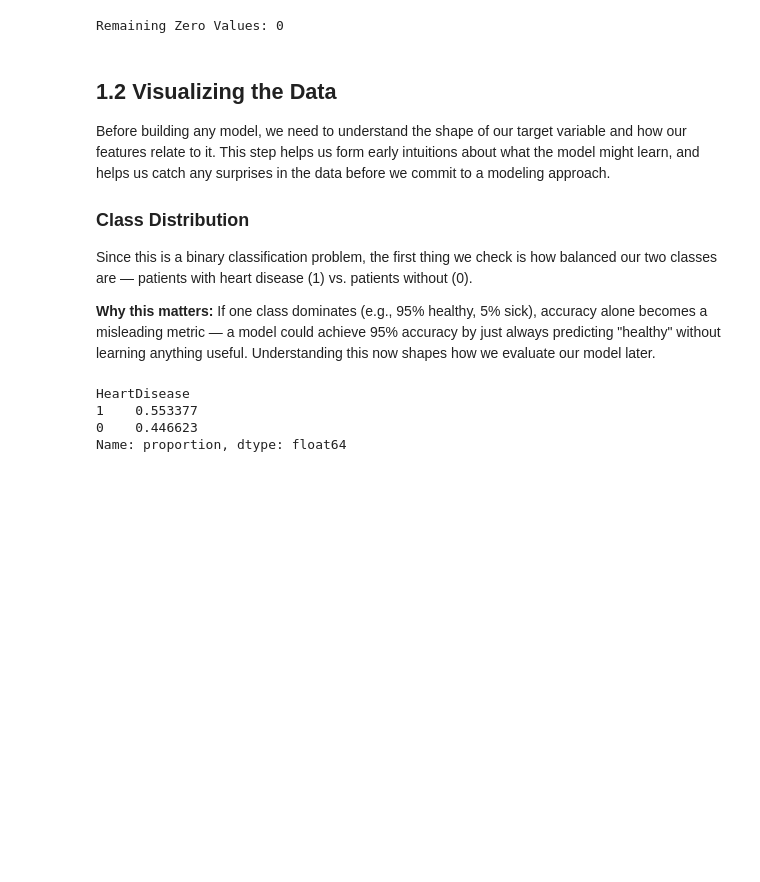
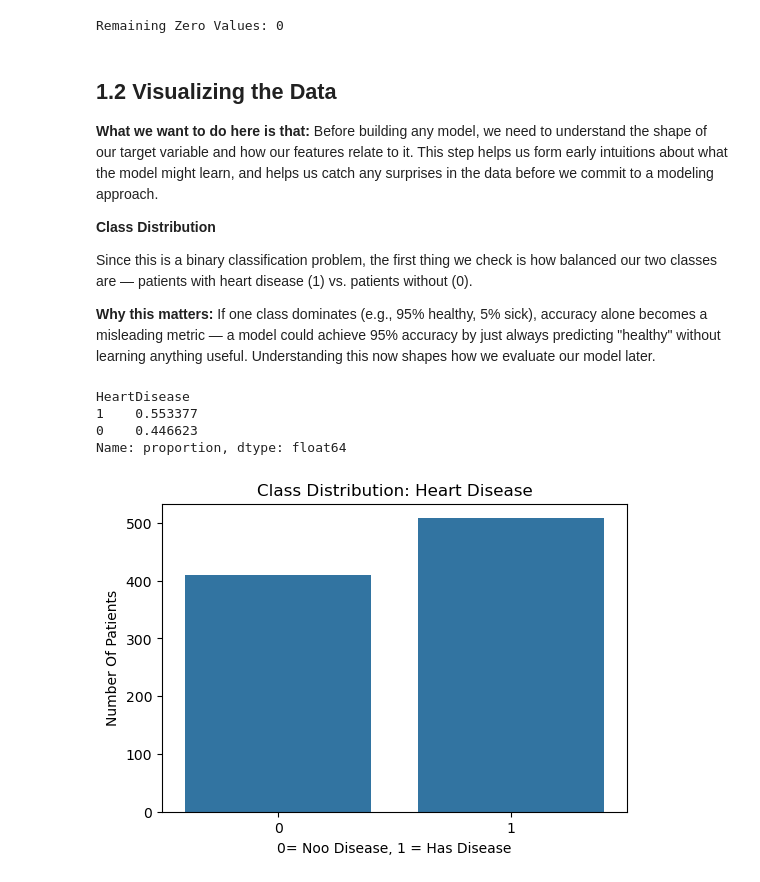
Before and after one commit to Jonc29/heart-disease-prediction, a Jupyter notebook: notebooks/01_exploration.ipynb, the cells around one changed output. Drawn from its saved outputs; the diff is of its cells as text; code cells hidden in the pictures; blank space fills up the shorter version.

```diff
--- a/notebooks/01_exploration.ipynb
+++ b/notebooks/01_exploration.ipynb
@@ -128,12 +128,13 @@ df['RestingBp'] = df['RestingBP'].replace(0, 'median_bp')
 # %% [markdown]
 ## 1.2 Visualizing the Data
 
+**What we want to do here is that:**
 Before building any model, we need to understand the shape of our target
 variable and how our features relate to it. This step helps us form
 early intuitions about what the model might learn, and helps us catch
 any surprises in the data before we commit to a modeling approach.
 
-### Class Distribution
+**Class Distribution**
 
 Since this is a binary classification problem, the first thing we check
 is how balanced our two classes are — patients with heart disease (1)
@@ -150,3 +152,15 @@ HeartDisease
 1    0.553377
 0    0.446623
 Name: proportion, dtype: float64
+# %%
+import matplotlib.pyplot as plt
+import seaborn as sns
+
+plt.figure(figsize=(6,4))
+sns.countplot(data=df,  x = "HeartDisease")
+plt.title("Class Distribution: Heart Disease")
+plt.xlabel('0= Noo Disease, 1 = Has Disease')
+plt.ylabel("Number Of Patients")
+plt.show()
+# %% [output]
+[figure, added]
```
Also changed, not shown: parts of 15 cells of this notebook.
